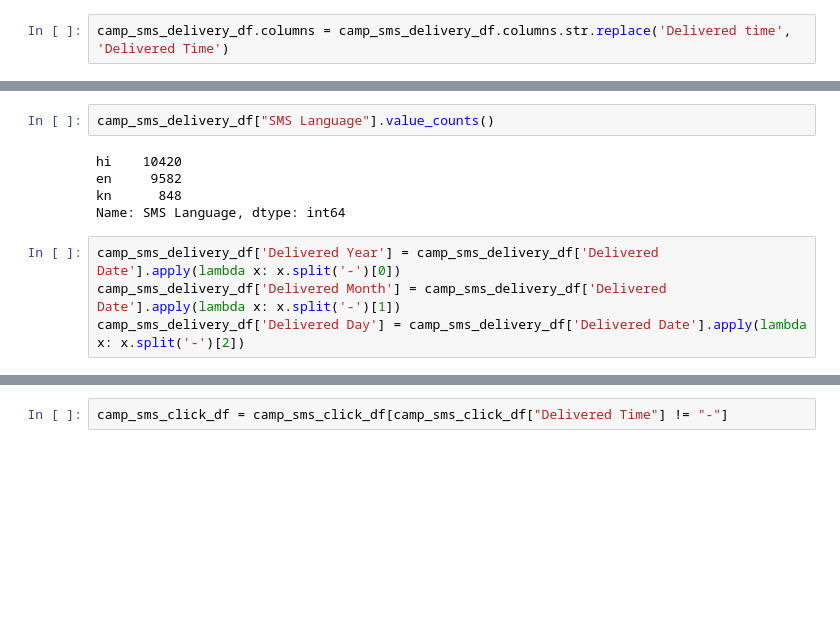
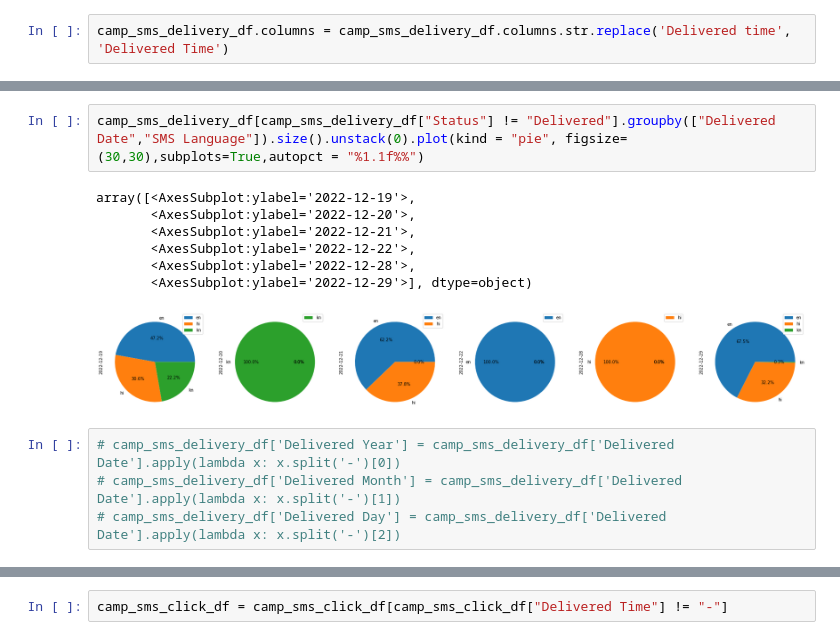
Before and after one commit to myshubhlife-anurag/SMS-Marketing, a Jupyter notebook: copy/Jupiter_files/dec_intiution_data.ipynb, the cells around one changed output, grey strips where cells are left out. Drawn from its saved outputs; the diff is of its cells as text; blank space fills up the shorter version.

```diff
--- a/copy/Jupiter_files/dec_intiution_data.ipynb
+++ b/copy/Jupiter_files/dec_intiution_data.ipynb
@@ -76,12 +84,15 @@ camp_sms_delivery_df.columns = camp_sms_delivery_df.columns.str.replace('Deliver
 # %%
-camp_sms_delivery_df["SMS Language"].value_counts()
+camp_sms_delivery_df[camp_sms_delivery_df["Status"] != "Delivered"].groupby(["Delivered Date","SMS Language"]).size().unstack(0).plot(kind = "pie", figsize= (30,30),subplots=True,autopct = "%1.1f%%")
 # %% [output]
-hi    10420
-en     9582
-kn      848
-Name: SMS Language, dtype: int64
+array([<AxesSubplot:ylabel='2022-12-19'>,
+       <AxesSubplot:ylabel='2022-12-20'>,
+       <AxesSubplot:ylabel='2022-12-21'>,
+       <AxesSubplot:ylabel='2022-12-22'>,
+       <AxesSubplot:ylabel='2022-12-28'>,
+       <AxesSubplot:ylabel='2022-12-29'>], dtype=object)
+[figure, added]
 # %%
-camp_sms_delivery_df['Delivered Year'] = camp_sms_delivery_df['Delivered Date'].apply(lambda x: x.split('-')[0])
-camp_sms_delivery_df['Delivered Month'] = camp_sms_delivery_df['Delivered Date'].apply(lambda x: x.split('-')[1])
-camp_sms_delivery_df['Delivered Day'] = camp_sms_delivery_df['Delivered Date'].apply(lambda x: x.split('-')[2])
+# camp_sms_delivery_df['Delivered Year'] = camp_sms_delivery_df['Delivered Date'].apply(lambda x: x.split('-')[0])
+# camp_sms_delivery_df['Delivered Month'] = camp_sms_delivery_df['Delivered Date'].apply(lambda x: x.split('-')[1])
+# camp_sms_delivery_df['Delivered Day'] = camp_sms_delivery_df['Delivered Date'].apply(lambda x: x.split('-')[2])
 # %%
```
Also changed, not shown: parts of 38 cells of this notebook, 7 other files.
